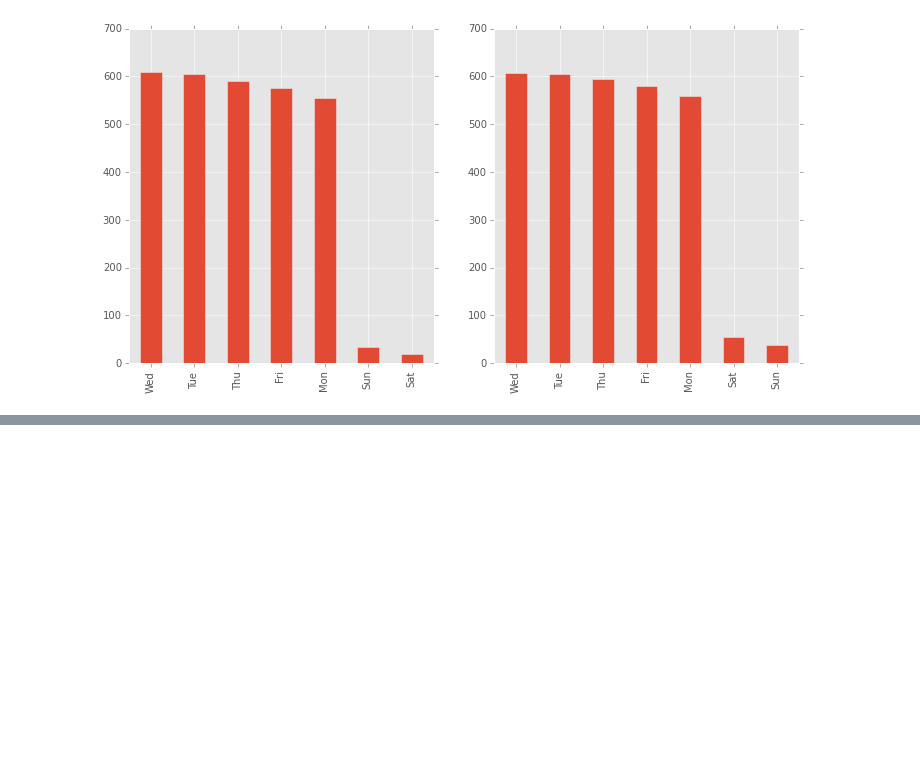
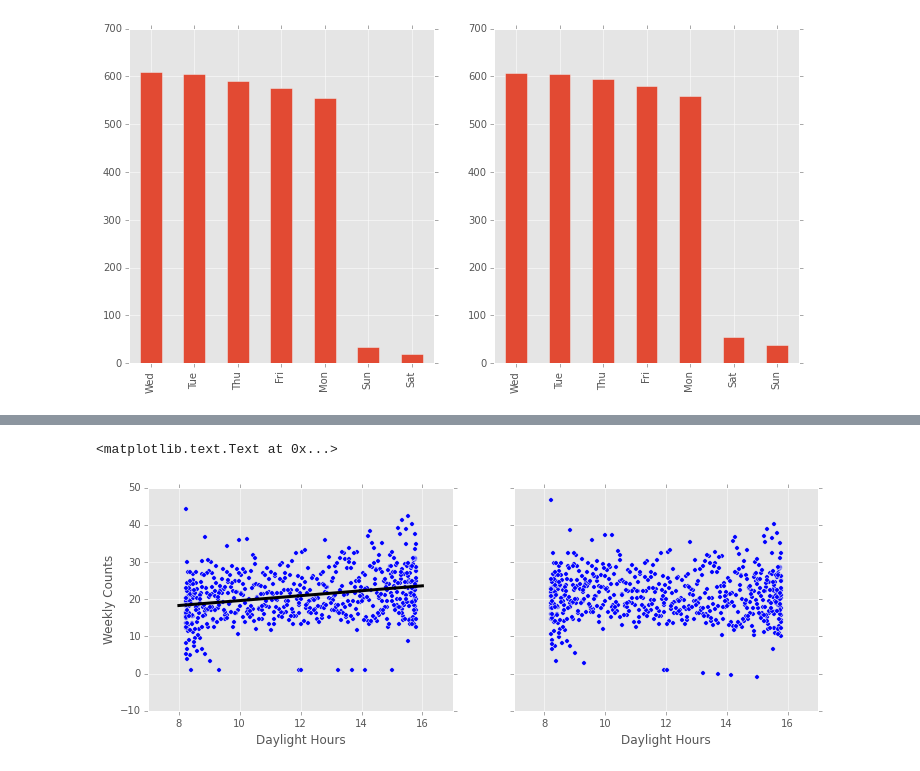
Before and after one commit to RaySSharma/code-violations-seattle, a Jupyter notebook: CodeViolationsSeattle.ipynb, the cells around one changed output, grey strips where cells are left out. Saved outputs shown, nothing was run; the diff lists cells and outputs as text; code cells hidden in the pictures; blank space fills up the shorter version.

```diff
--- a/CodeViolationsSeattle.ipynb
+++ b/CodeViolationsSeattle.ipynb
@@ -112,0 +118,18 @@ pd.Series([WEEKDAY[i] for i in inspec_dates.weekday]).value_counts().plot(kind='
+# %%
+from sklearn.linear_model import LinearRegression
+
+fit = LinearRegression().fit(daylight_weekly, inspec_weekly)
+weekly_fit = fit.predict(daylight_weekly)
+# %%
+fig, axes = plt.subplots(nrows=1, ncols=2, figsize=(12,4), sharey=True)
+xspace = np.linspace(8,16)[:,np.newaxis]
+
+axes[0].scatter(daylight_weekly, inspec_weekly)
+axes[0].plot(xspace, fit.predict(xspace), 'k', linewidth=3)
+axes[1].scatter(daylight_weekly, inspec_weekly - weekly_fit + np.mean(weekly_fit))
+
+axes[0].set_xlabel('Daylight Hours') ; axes[0].set_ylabel('Weekly Counts')
+axes[1].set_xlabel('Daylight Hours')
+# %% [output]
+<matplotlib.text.Text at 0x...>
+[figure, added]
```
Also changed, not shown: parts of 17 cells of this notebook, 6 other files.
